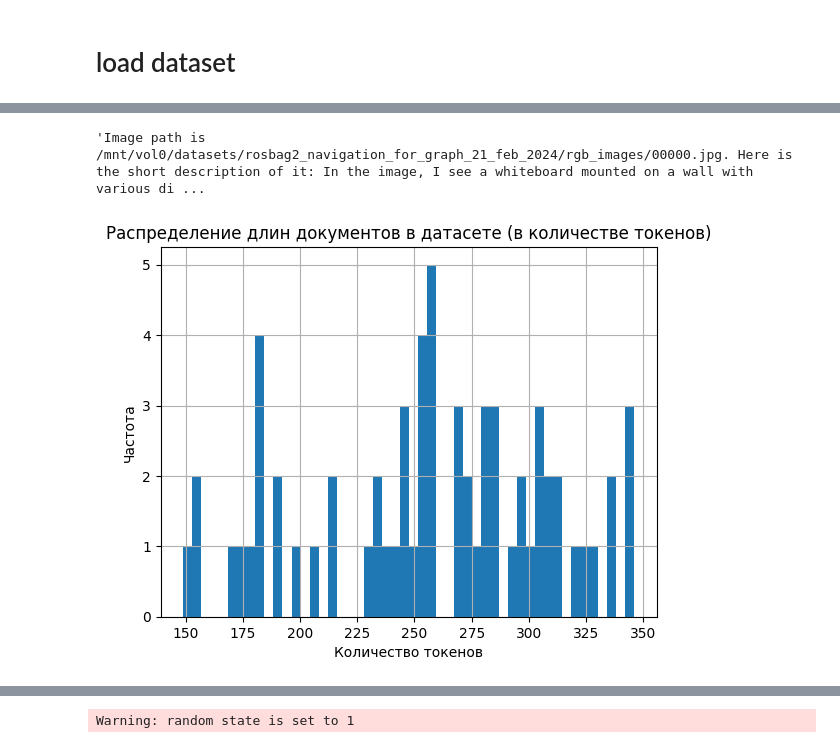
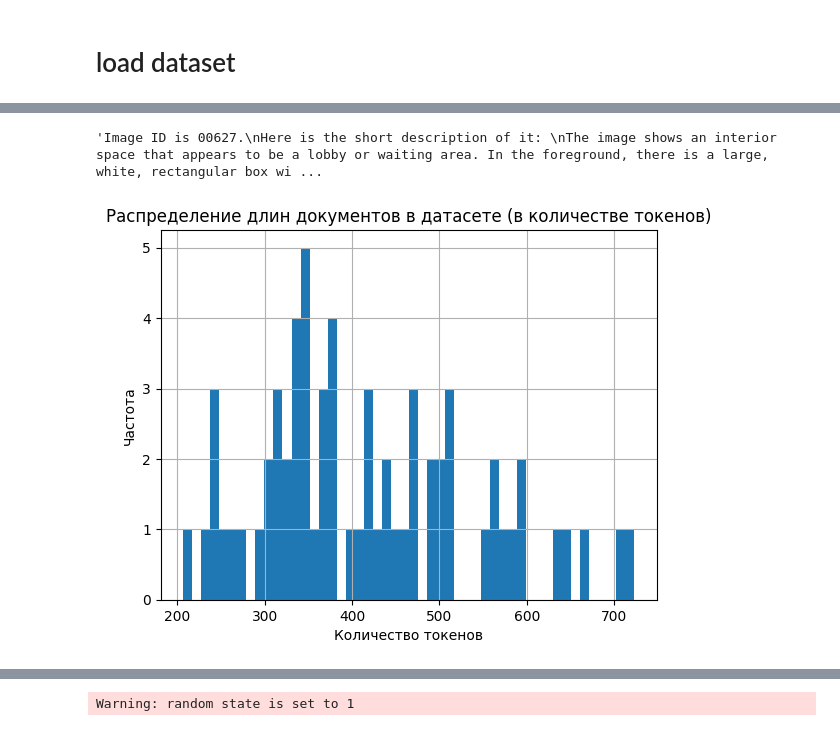
Before and after one commit to TimeEscaper/genai_navirag, a Jupyter notebook: RAG.ipynb, the cells around one changed output, grey strips where cells are left out. Drawn from its saved outputs; the diff is of its cells as text; code cells hidden in the pictures.

```diff
--- a/RAG.ipynb
+++ b/RAG.ipynb
@@ -45,7 +27,7 @@ pd.set_option(
 # %% [markdown]
 # load dataset
 # %%
-df = pd.read_csv("llava_outputs.csv")
+df = pd.read_csv("llava_outputs_with_responses.csv")
 # %%
 df
 # %% [output]
@@ -65,32 +47,38 @@ df
-# %%
-df['combined'] = 'Image path is ' + df['image_path'] + '. Here is the short description of it: ' + df['output']
-# %%
-df['combined'][0]
-# %% [output]
-'Image path is /mnt/vol0/datasets/rosbag2_navigation_for_graph_21_feb_2024/rgb_images/00000.jpg. Here is the short description of it: In the image, I see a whiteboard mounted on a wall with various di ...
+# %%
+from pathlib import Path
+
+# Функция для извлечения stem из пути
+def extract_stem(image_path):
+    return Path(image_path).stem
+
+# Применение функции ко всей колонке и создание новой колонки 'image_id'
+df['image_id'] = df['image_path'].apply(extract_stem)
+# %%
+df['combined'] = 'Image ID is ' + df['image_id'] + '.\nHere is the short description of it: \n' + df['output'] + "\nHere is the scene graph of it: \n" + df['gpt_response']
 # %%
 ddf = df['combined']
+# %%
+ddf.loc[15]
+# %% [output]
+'Image ID is 00627.\nHere is the short description of it: \nThe image shows an interior space that appears to be a lobby or waiting area. In the foreground, there is a large, white, rectangular box wi ...
 # %%
 import pandas as pd
 from transformers import AutoTokenizer
 from tqdm import tqdm
 import matplotlib.pyplot as plt
-
-# Загрузите ваш датасет
-df = pd.read_csv("llava_outputs.csv")
 
 # Инициализируйте токенайзер
 MODEL_NAME = 'thenlper/gte-small'
 tokenizer = AutoTokenizer.from_pretrained(MODEL_NAME)
 
 # Вычислите длины документов в токенах
 lengths = [len(tokenizer.encode(text)) for text in tqdm(ddf)]
 
 # Постройте распределение длин документов
 fig = pd.Series(lengths).hist(bins=50)
 plt.title("Распределение длин документов в датасете (в количестве токенов)")
 plt.xlabel("Количество токенов")
 plt.ylabel("Частота")
 plt.show()
 # %% [output]
-[figure, old version]
+[figure, new version]
```
Also changed, not shown: parts of 18 cells of this notebook.
